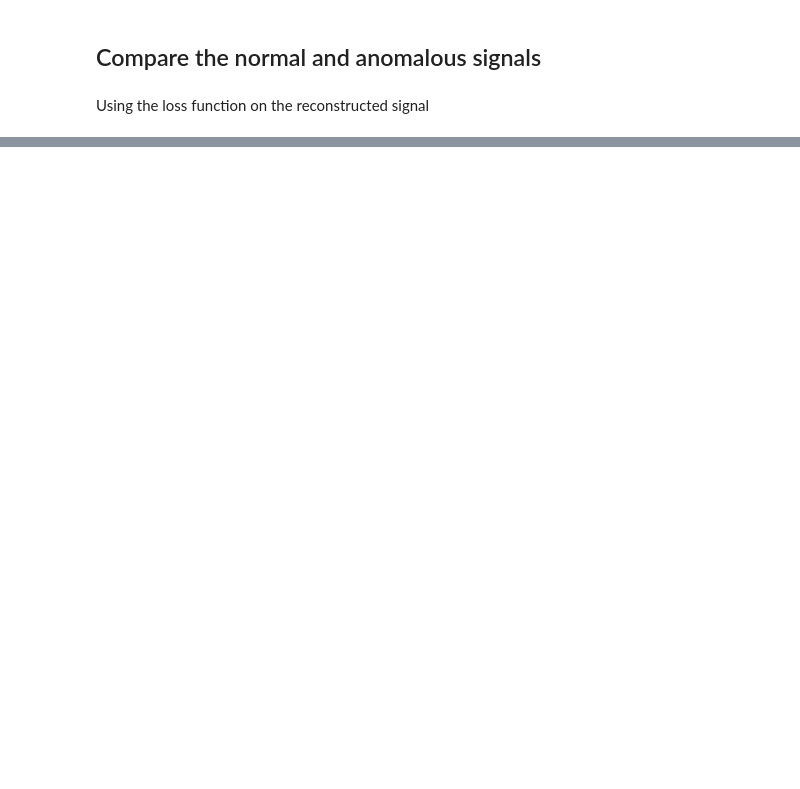
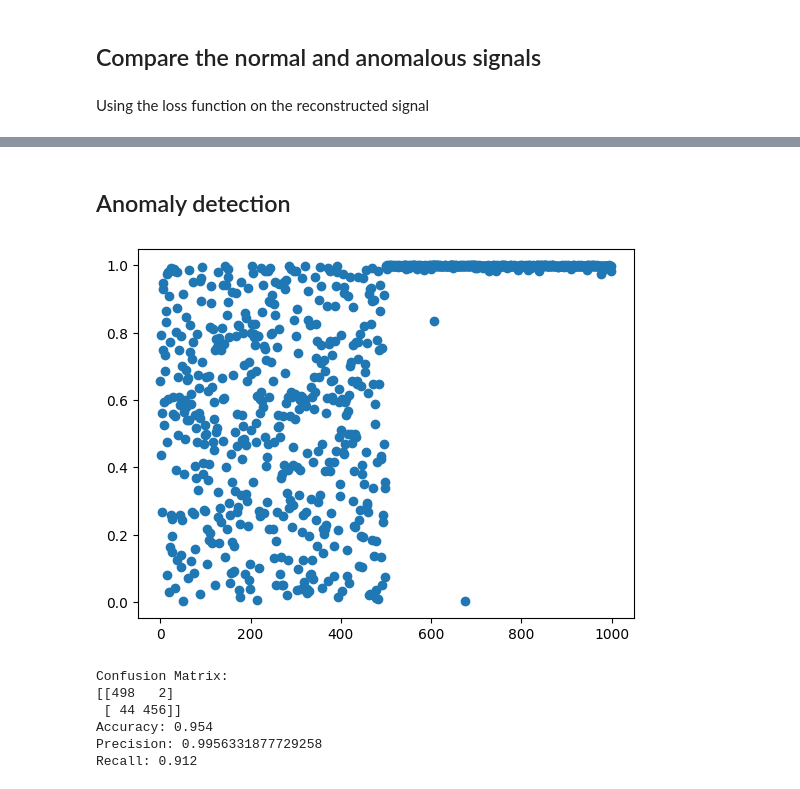
Before and after one commit to PengKuang/team_scalable_timeseries, a Jupyter notebook: ECG_model_pipeline.ipynb, the cells around one changed output, grey strips where cells are left out. Saved outputs shown, nothing was run; the diff lists cells and outputs as text; code cells hidden in the pictures; blank space fills up the shorter version.

```diff
--- a/ECG_model_pipeline.ipynb
+++ b/ECG_model_pipeline.ipynb
@@ -435,0 +428,54 @@ KstestResult(statistic=0.07054274565448741, pvalue=0.6946642491765391, statistic
+# %% [markdown]
+## Anomaly detection
+# %%
+new_patients = torch.concat((hold_out_normal, torch_data_anomalous[torch.tensor(random.sample(range(torch_data_anomalous.shape[0]), 500)),:]))
+true_labels = torch.concat((torch.ones(500), torch.zeros(500))).numpy()
+model.eval()
+with torch.no_grad():
+    reconstructed_new_patients = model(new_patients)
+new_patients_loss = []
+for i in range(new_patients.shape[0]):
+    new_patients_loss.append(mse_loss(reconstructed_new_patients[i,:], new_patients[i,:]).numpy())
+normal_ecdf = stats.ecdf(normal_loss)
+result = normal_ecdf.cdf.evaluate(new_patients_loss)
+plt.scatter(range(len(result)), result)
+plt.show()
+
+# plt.figure(figsize=(8, 6))
+# plt.hist(normal_loss, bins=30, color='blue', alpha=0.7, edgecolor='black', density = True)
+# plt.title("Histogram of Losses", fontsize=16)
+# plt.xlabel(f"reconstruction losses", fontsize=14)
+# plt.ylabel("Frequency", fontsize=14)
+# plt.grid(axis='y', linestyle='--', alpha=0.7)
+# plt.hist(new_patients_loss, bins=50, color='green', alpha=0.7, edgecolor='black', density = True)
+# plt.xlim([0, 1.5])
+# plt.show()alpha = 0.05
+# %% [output]
+[figure, added]
+# %%
+alpha = 0.05
+selected_indices = np.where(result > 1-alpha)
+selected_values = result[selected_indices]
+
+predicted_labels = np.ones_like(true_labels)
+predicted_labels[selected_indices] = 0
+
+cm = confusion_matrix(true_labels, predicted_labels)
+
+print("Confusion Matrix:")
+print(cm)
+
+accuracy = accuracy_score(true_labels, predicted_labels)
+precision = precision_score(true_labels, predicted_labels)
+recall = recall_score(true_labels, predicted_labels)
+
+print(f"Accuracy: {accuracy}")
+print(f"Precision: {precision}")
+print(f"Recall: {recall}")
+# %% [output]
+Confusion Matrix:
+[[498   2]
+ [ 44 456]]
+Accuracy: 0.954
+Precision: 0.9956331877729258
+Recall: 0.912
```
Also changed, not shown: parts of 9 cells of this notebook.
